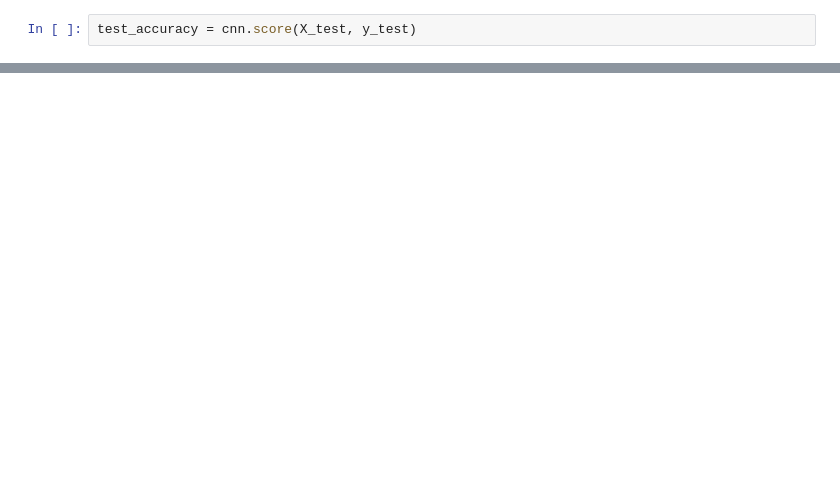
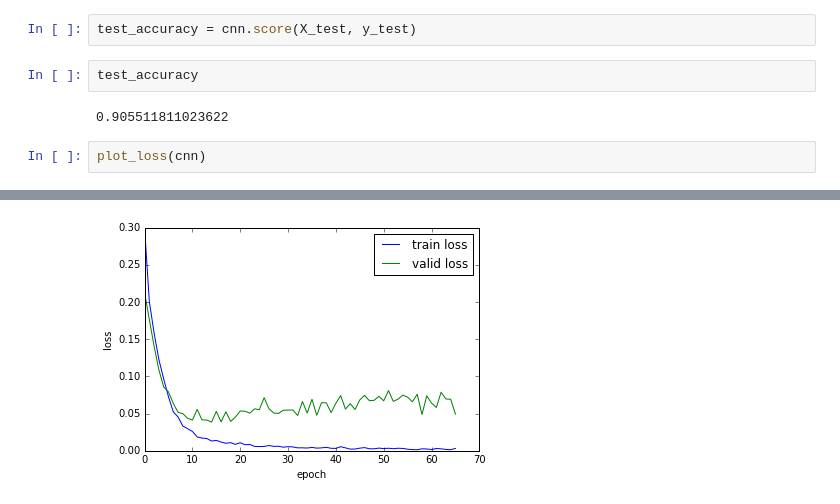
Before and after one commit to VCG/gp, a Jupyter notebook: ipy_train/train_RGB.ipynb, the cells around one changed output, grey strips where cells are left out. Drawn from its saved outputs; the diff is of its cells as text; blank space fills up the shorter version.

```diff
--- a/ipy_train/train_RGB.ipynb
+++ b/ipy_train/train_RGB.ipynb
@@ -53,2 +58,9 @@ cnn = cnn.fit(X_train, y_train)
 # %%
 test_accuracy = cnn.score(X_test, y_test)
+# %%
+test_accuracy
+# %% [output]
+0.905511811023622
+# %%
+plot_loss(cnn)
+# %% [output]
@@ -54,0 +68 @@ test_accuracy = cnn.score(X_test, y_test)
+[figure, added]
```
Also changed, not shown: parts of 7 cells of this notebook.
